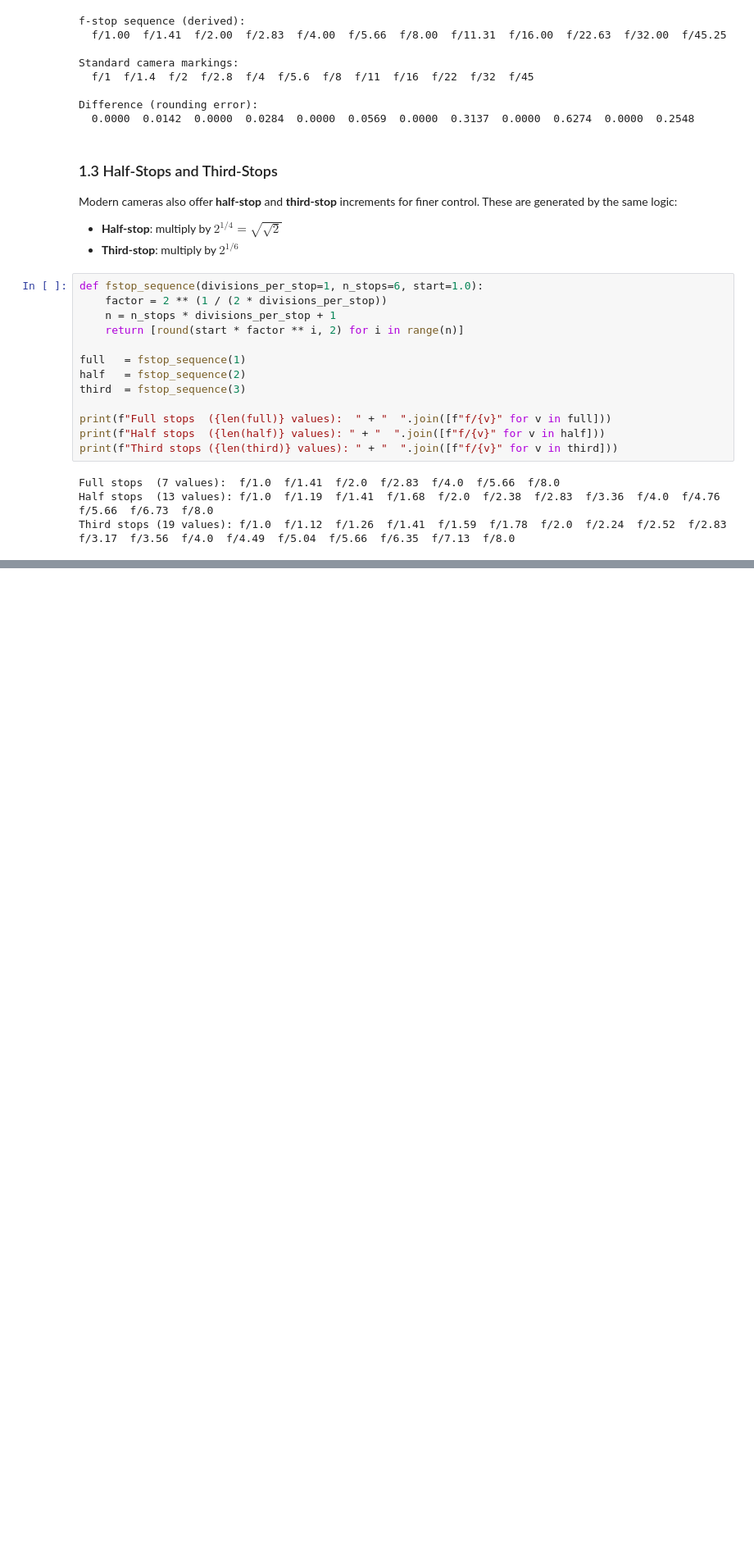
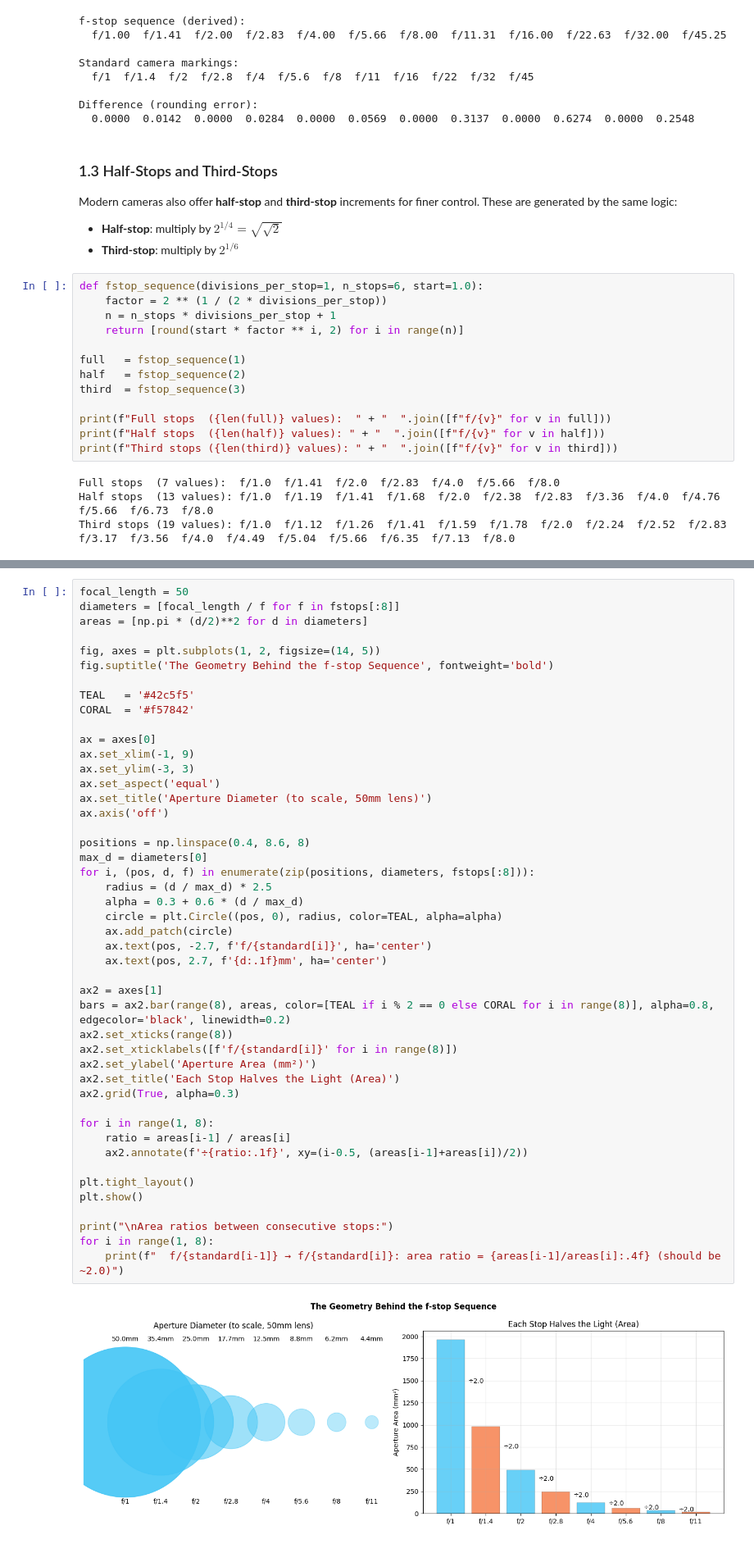
Before and after one commit to sdplamen/Decoding-F-Stop_Mathematical-concepts-in-Photography, a Jupyter notebook: Decoding_the_F_Stop.ipynb, the cells around one changed output, grey strips where cells are left out. Shown at 82% size. Cells and saved outputs as stored; diff of their text form; blank space fills up the shorter version.

Commit message:
Visualising aperture area vs f-stop

```diff
--- a/Decoding_the_F_Stop.ipynb
+++ b/Decoding_the_F_Stop.ipynb
@@ -111,0 +114,48 @@ Third stops (19 values): f/1.0  f/1.12  f/1.26  f/1.41  f/1.59  f/1.78  f/2.0  f
+# %%
+focal_length = 50
+diameters = [focal_length / f for f in fstops[:8]]
+areas = [np.pi * (d/2)**2 for d in diameters]
+
+fig, axes = plt.subplots(1, 2, figsize=(14, 5))
+fig.suptitle('The Geometry Behind the f-stop Sequence', fontweight='bold')
+
+TEAL   = '#42c5f5'
+CORAL  = '#f57842'
+
+ax = axes[0]
+ax.set_xlim(-1, 9)
+ax.set_ylim(-3, 3)
+ax.set_aspect('equal')
+ax.set_title('Aperture Diameter (to scale, 50mm lens)')
+ax.axis('off')
+
+positions = np.linspace(0.4, 8.6, 8)
+max_d = diameters[0]
+for i, (pos, d, f) in enumerate(zip(positions, diameters, fstops[:8])):
+    radius = (d / max_d) * 2.5
+    alpha = 0.3 + 0.6 * (d / max_d)
+    circle = plt.Circle((pos, 0), radius, color=TEAL, alpha=alpha)
+    ax.add_patch(circle)
+    ax.text(pos, -2.7, f'f/{standard[i]}', ha='center')
+    ax.text(pos, 2.7, f'{d:.1f}mm', ha='center')
+
+ax2 = axes[1]
+bars = ax2.bar(range(8), areas, color=[TEAL if i % 2 == 0 else CORAL for i in range(8)], alpha=0.8, edgecolor='black', linewidth=0.2)
+ax2.set_xticks(range(8))
+ax2.set_xticklabels([f'f/{standard[i]}' for i in range(8)])
+ax2.set_ylabel('Aperture Area (mm²)')
+ax2.set_title('Each Stop Halves the Light (Area)')
+ax2.grid(True, alpha=0.3)
+
+for i in range(1, 8):
+    ratio = areas[i-1] / areas[i]
+    ax2.annotate(f'÷{ratio:.1f}', xy=(i-0.5, (areas[i-1]+areas[i])/2))
+
+plt.tight_layout()
+plt.show()
+
+print("\nArea ratios between consecutive stops:")
+for i in range(1, 8):
+    print(f"  f/{standard[i-1]} → f/{standard[i]}: area ratio = {areas[i-1]/areas[i]:.4f} (should be ~2.0)")
+# %% [output]
+[figure, added]
```
Also changed, not shown: parts of 2 cells of this notebook.
